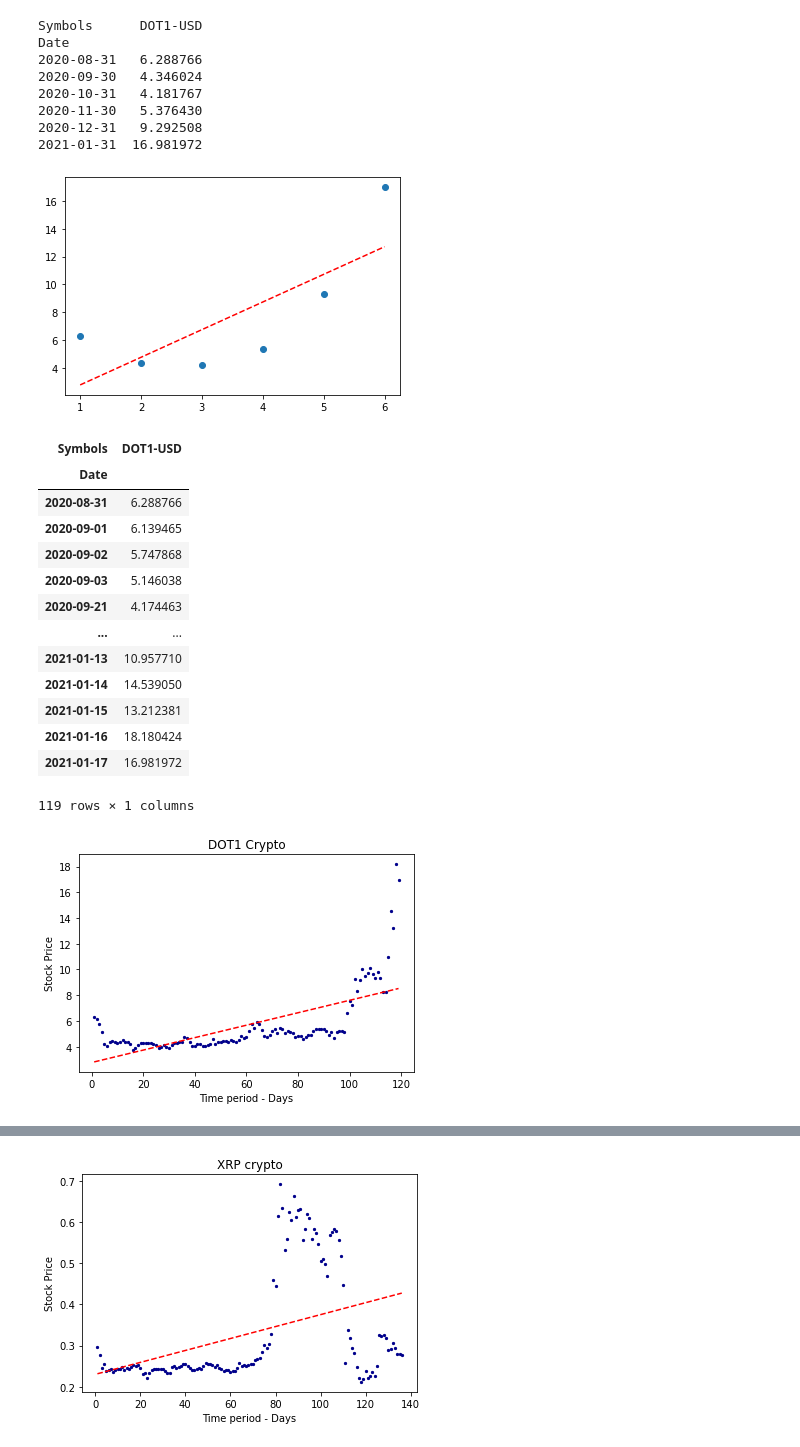
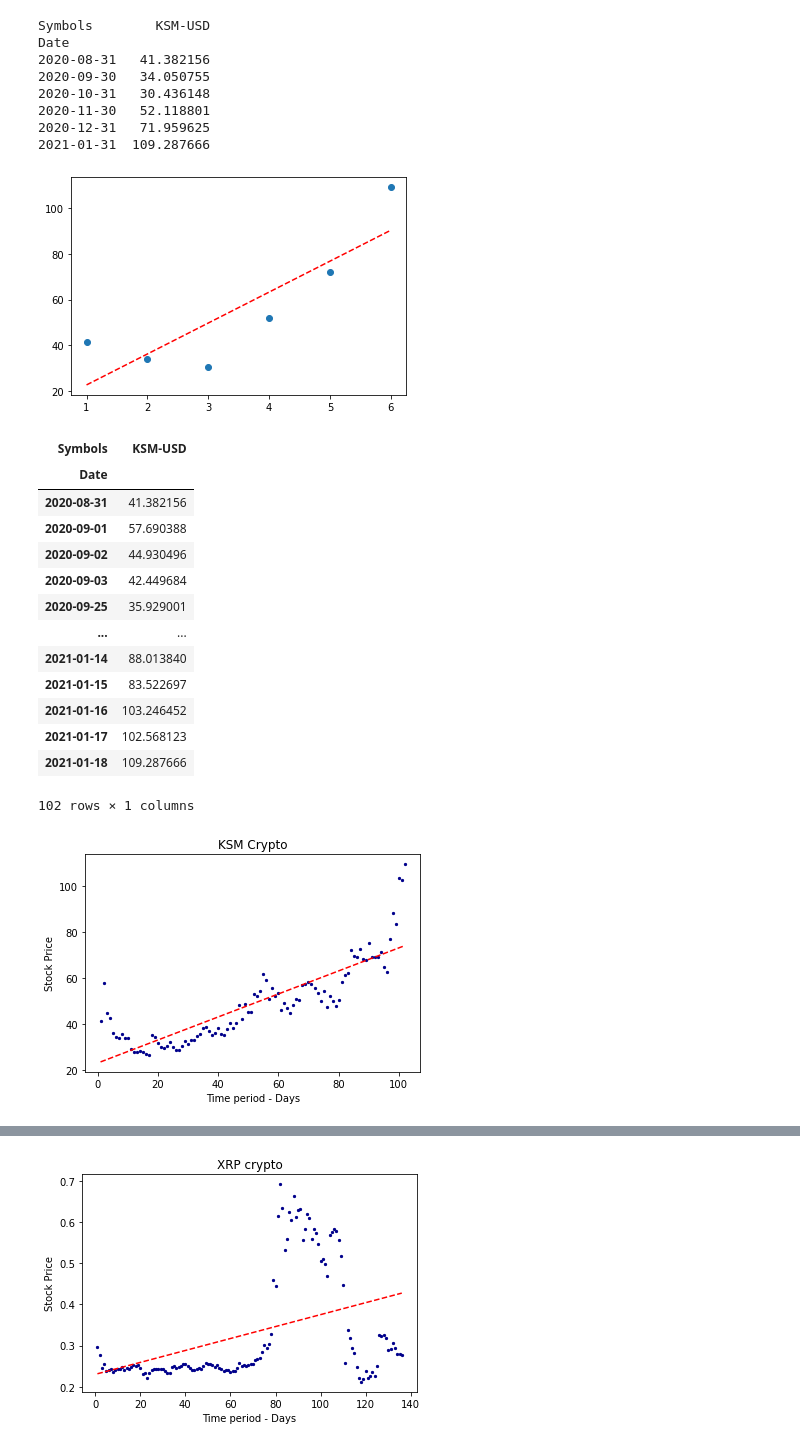
Before and after one commit to umiranda/Bitcoin-cryptocoins-analysis, a Jupyter notebook: Crypto_analysis/Crypto.ipynb, the cells around one changed output, grey strips where cells are left out. Cells and saved outputs as stored; diff of their text form; code cells hidden in the pictures.

```diff
--- a/Crypto_analysis/Crypto.ipynb
+++ b/Crypto_analysis/Crypto.ipynb
@@ -167,5 +172,5 @@ plt.show()
 # %%
-tickers = ["DOT1-USD"]
+tickers = ["KSM-USD"]
 DOT1_stock = web.get_data_yahoo(tickers,
 start = "2020-09-01",
 end = "2021-01-17")
@@ -177,18 +182,18 @@ clean_DOT1 = multpl_stock_monthly_returns2.dropna()
 print(clean_DOT1)
 #multpl_stock_monthly_returns2
 # %% [output]
-Symbols      DOT1-USD
+Symbols        KSM-USD
 Date
-2020-08-31   6.288766
-2020-09-30   4.346024
-2020-10-31   4.181767
-2020-11-30   5.376430
-2020-12-31   9.292508
-2021-01-31  16.981972
+2020-08-31   41.382156
+2020-09-30   34.050755
+2020-10-31   30.436148
+2020-11-30   52.118801
+2020-12-31   71.959625
+2021-01-31  109.287666
 # %%
 
 x = [i for i in np.arange(1,7,1)]
-y = clean_DOT1['DOT1-USD']
+y = clean_DOT1['KSM-USD']
 
 fig = plt.scatter(x, y)
 z = np.polyfit(x, y, 1)
@@ -197,7 +202,7 @@ plt.plot(x,p(x),"r--")
 
 plt.show()
 # %% [output]
-[figure, old version]
+[figure, new version]
 # %%
 multpl_stock_daily_returns2 = DOT1_stock['Adj Close']
 multpl_stock_monthly_returns2 = DOT1_stock['Adj Close'].resample('M').ffill()
@@ -205,37 +210,37 @@ multpl_stock_monthly_returns2 = DOT1_stock['Adj Close'].resample('M').ffill()
 DOT1_stock2 = multpl_stock_daily_returns2.dropna()
 DOT1_stock2
 # %% [output]
-| Symbols | DOT1-USD |
+| Symbols | KSM-USD |
 | Date |  |
-| 2020-08-31 | 6.288766 |
-| 2020-09-01 | 6.139465 |
-| 2020-09-02 | 5.747868 |
-| 2020-09-03 | 5.146038 |
-| 2020-09-21 | 4.174463 |
+| 2020-08-31 | 41.382156 |
+| 2020-09-01 | 57.690388 |
+| 2020-09-02 | 44.930496 |
+| 2020-09-03 | 42.449684 |
+| 2020-09-25 | 35.929001 |
 | ... | ... |
-| 2021-01-13 | 10.957710 |
-| 2021-01-14 | 14.539050 |
-| 2021-01-15 | 13.212381 |
-| 2021-01-16 | 18.180424 |
-| 2021-01-17 | 16.981972 |
+| 2021-01-14 | 88.013840 |
+| 2021-01-15 | 83.522697 |
+| 2021-01-16 | 103.246452 |
+| 2021-01-17 | 102.568123 |
+| 2021-01-18 | 109.287666 |
-119 rows × 1 columns
+102 rows × 1 columns
 # %%
-x = [i for i in np.arange(1,120,1)]
-y = DOT1_stock2['DOT1-USD']
+x = [i for i in np.arange(1,103,1)]
+y = DOT1_stock2['KSM-USD']
 
 fig = plt.scatter(x, y, c='darkblue', s=5)
 
 z = np.polyfit(x, y, 1)
 p = np.poly1d(z)
 plt.plot(x,p(x),"r--")
 
 plt.xlabel('Time period - Days')
 plt.ylabel('Stock Price')
-plt.title('DOT1 Crypto')
+plt.title('KSM Crypto')
 
 plt.show()
 # %% [output]
-[figure, old version]
+[figure, new version]
 # %%
 tickers = ["ETH-USD"]
 ETH_stock = web.get_data_yahoo(tickers,
```
Also changed, not shown: parts of 19 cells of this notebook.
